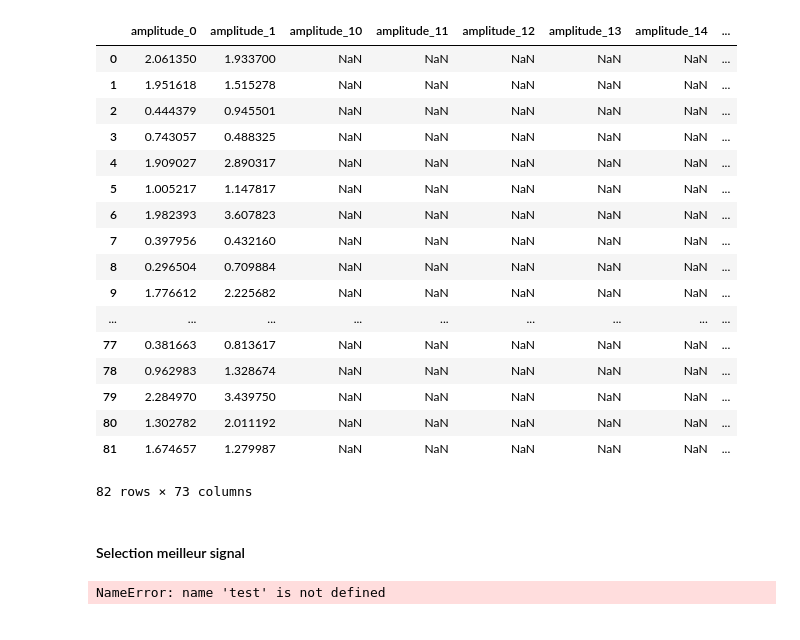
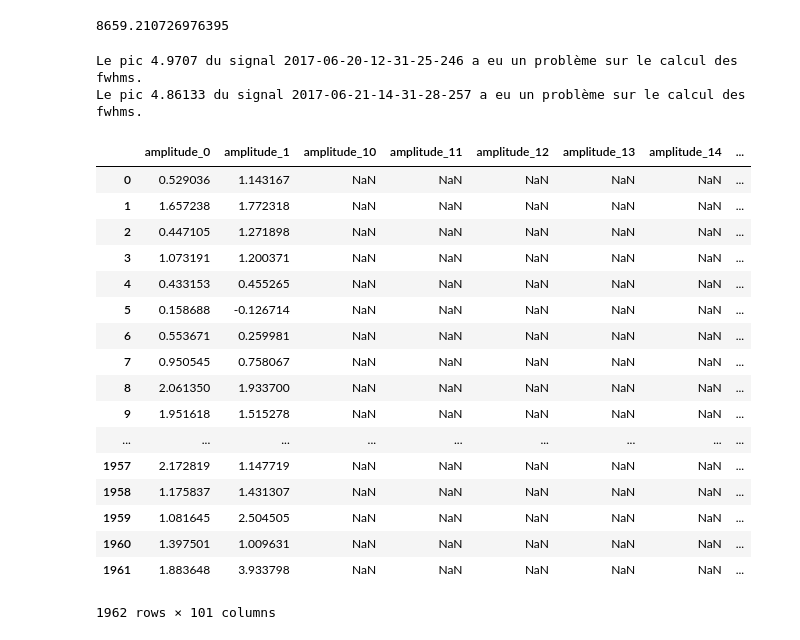
Before and after one commit to brouailalexandre/pesage-par-pont, a Jupyter notebook: Jupyter notebook/Conversion fichier txt.ipynb, the cells around one changed output. Drawn from its saved outputs; the diff is of its cells as text; code cells hidden in the pictures.

```diff
--- a/Jupyter notebook/Conversion fichier txt.ipynb
+++ b/Jupyter notebook/Conversion fichier txt.ipynb
@@ -34,32 +25,47 @@ else:
+# %%
+# Sélection des meilleurs signaux pour chacun des camions représentés par un fichier .txt
+trucks_millau = select_all_best_signal('../Millau/Resultats/All_event', backup_path="backup/backup_trucks_millau.json")
+# trucks_normandie = select_all_best_signal('../Normandie/All_event', backup_path="backup/backup_trucks_normandie.json")
+# %%
+# Récupération des csv contenant les informations de charges
+millau = pd.read_csv('../Millau/Resultats/Fichiers Excel/millau_df_model.csv', index_col=0)
+# normandie = pd.read_csv('../Normandie/Fichiers Excel/normandie_df_model.csv', index_col=0)
+# %%
+# Trouver les correspondances entre les nswd et les event
+trucks_coor_millau = find_trucks_in_csv(trucks_millau, millau, "backup_trucks_coor_millau.json")
+# trucks_coor_normandie = find_trucks_in_csv(trucks_normandie, normandie, "backup_trucks_coor_normandie.json
+# %%
+# Création des class Signal
+start_time = time.time()
+trucks_sig_millau = create_signal_instance(trucks_coor_millau, filename="class_trucks_millau.sig")
+interval = time.time() - start_time
+print(interval)
+#trucks_sig_normandie = create_signal_instance(trucks_coor_normandie, filename="class_trucks_normandie.sig")
+# %% [output]
+8659.210726976395
 # %%
 all_df = pd.DataFrame()
-for key, value in trucks_sig.items():
+for key, value in trucks_sig_millau.items():
     all_df = pd.concat([all_df, value.to_df()])
 all_df.reset_index(drop=True).sort_index()
 # %% [output]
+Le pic 4.9707 du signal 2017-06-20-12-31-25-246 a eu un problème sur le calcul des fwhms.
+Le pic 4.86133 du signal 2017-06-21-14-31-28-257 a eu un problème sur le calcul des fwhms.
 |  | amplitude_0 | amplitude_1 | amplitude_10 | amplitude_11 | amplitude_12 | amplitude_13 | amplitude_14 | ... |
-| 0 | 2.061350 | 1.933700 | NaN | NaN | NaN | NaN | NaN | ... |
-| 1 | 1.951618 | 1.515278 | NaN | NaN | NaN | NaN | NaN | ... |
-| 2 | 0.444379 | 0.945501 | NaN | NaN | NaN | NaN | NaN | ... |
-| 3 | 0.743057 | 0.488325 | NaN | NaN | NaN | NaN | NaN | ... |
-| 4 | 1.909027 | 2.890317 | NaN | NaN | NaN | NaN | NaN | ... |
-| 5 | 1.005217 | 1.147817 | NaN | NaN | NaN | NaN | NaN | ... |
-| 6 | 1.982393 | 3.607823 | NaN | NaN | NaN | NaN | NaN | ... |
-| 7 | 0.397956 | 0.432160 | NaN | NaN | NaN | NaN | NaN | ... |
-| 8 | 0.296504 | 0.709884 | NaN | NaN | NaN | NaN | NaN | ... |
-| 9 | 1.776612 | 2.225682 | NaN | NaN | NaN | NaN | NaN | ... |
+| 0 | 0.529036 | 1.143167 | NaN | NaN | NaN | NaN | NaN | ... |
+| 1 | 1.657238 | 1.772318 | NaN | NaN | NaN | NaN | NaN | ... |
+| 2 | 0.447105 | 1.271898 | NaN | NaN | NaN | NaN | NaN | ... |
+| 3 | 1.073191 | 1.200371 | NaN | NaN | NaN | NaN | NaN | ... |
+| 4 | 0.433153 | 0.455265 | NaN | NaN | NaN | NaN | NaN | ... |
+| 5 | 0.158688 | -0.126714 | NaN | NaN | NaN | NaN | NaN | ... |
+| 6 | 0.553671 | 0.259981 | NaN | NaN | NaN | NaN | NaN | ... |
+| 7 | 0.950545 | 0.758067 | NaN | NaN | NaN | NaN | NaN | ... |
+| 8 | 2.061350 | 1.933700 | NaN | NaN | NaN | NaN | NaN | ... |
+| 9 | 1.951618 | 1.515278 | NaN | NaN | NaN | NaN | NaN | ... |
 | ... | ... | ... | ... | ... | ... | ... | ... | ... |
-| 77 | 0.381663 | 0.813617 | NaN | NaN | NaN | NaN | NaN | ... |
-| 78 | 0.962983 | 1.328674 | NaN | NaN | NaN | NaN | NaN | ... |
-| 79 | 2.284970 | 3.439750 | NaN | NaN | NaN | NaN | NaN | ... |
-| 80 | 1.302782 | 2.011192 | NaN | NaN | NaN | NaN | NaN | ... |
-| 81 | 1.674657 | 1.279987 | NaN | NaN | NaN | NaN | NaN | ... |
+| 1957 | 2.172819 | 1.147719 | NaN | NaN | NaN | NaN | NaN | ... |
+| 1958 | 1.175837 | 1.431307 | NaN | NaN | NaN | NaN | NaN | ... |
+| 1959 | 1.081645 | 2.504505 | NaN | NaN | NaN | NaN | NaN | ... |
+| 1960 | 1.397501 | 1.009631 | NaN | NaN | NaN | NaN | NaN | ... |
+| 1961 | 1.883648 | 3.933798 | NaN | NaN | NaN | NaN | NaN | ... |
-82 rows × 73 columns
+1962 rows × 101 columns
-# %% [markdown]
-#### Selection meilleur signal
-# %%
-signaux = supperposition_signaux(test)
-pics = calcul_pics(signaux, 6, 0.05, 0.15)
-best = best_courbe(signaux, pics)
-# %% [output]
-NameError: name 'test' is not defined
```
Also changed, not shown: parts of 8 cells of this notebook, 4 other files.
